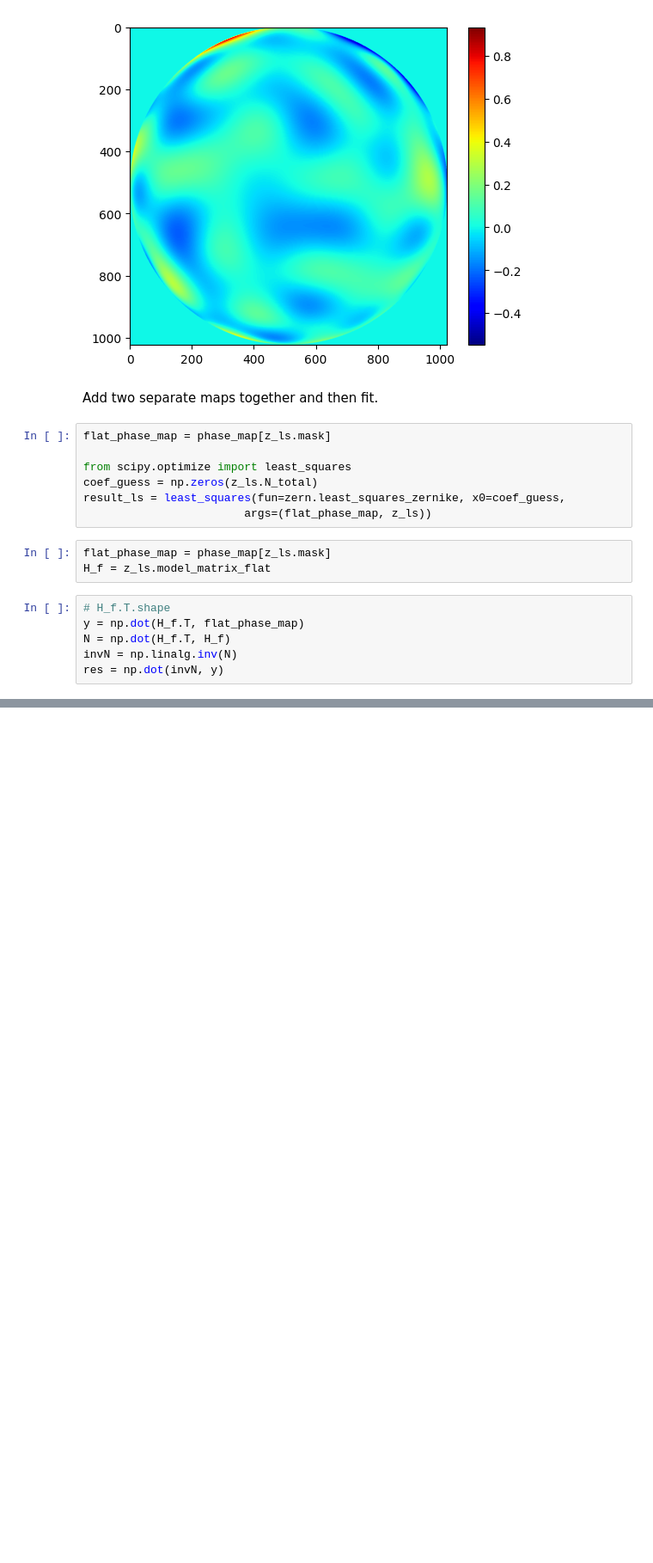
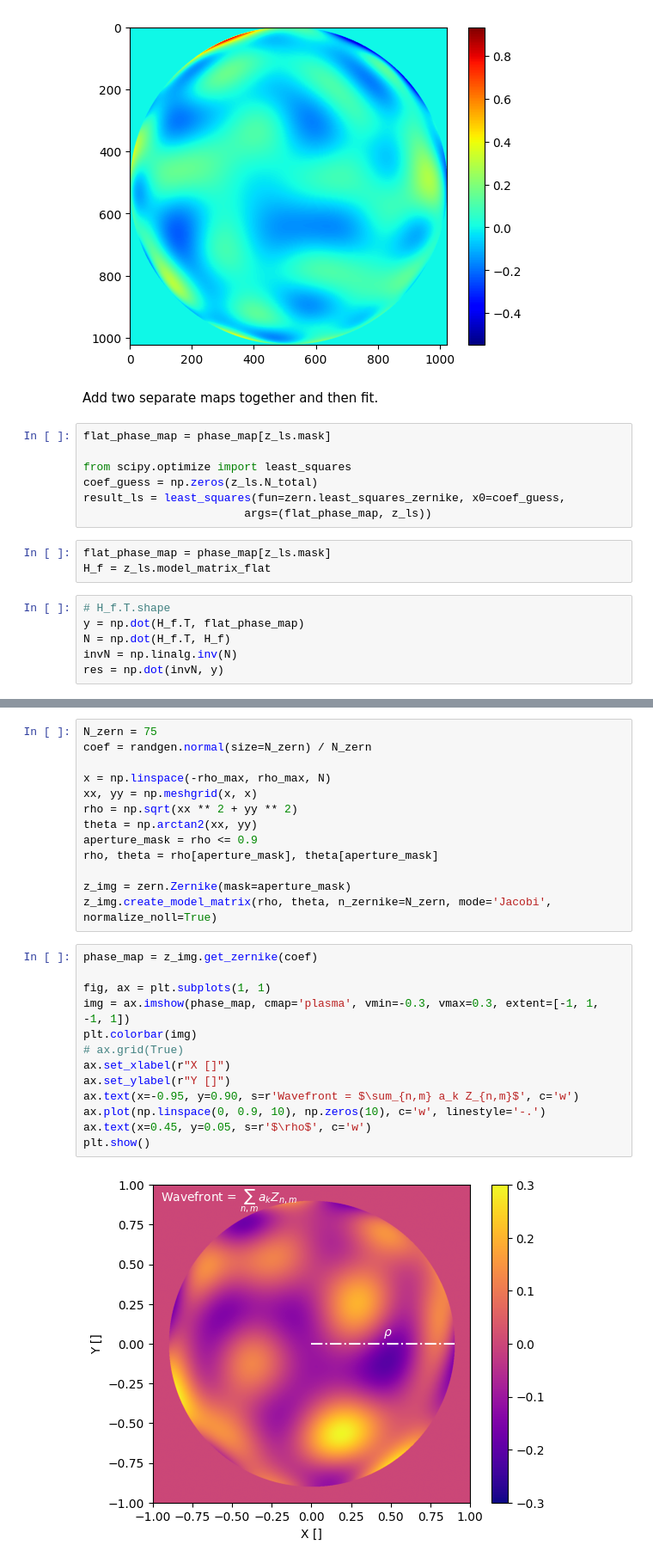
Before and after one commit to AlvaroMenduina/ZERN, a Jupyter notebook: examples/test.ipynb, the cells around one changed output, grey strips where cells are left out. Shown at 86% size. Cells and saved outputs as stored; diff of their text form; blank space fills up the shorter version.

```diff
--- a/examples/test.ipynb
+++ b/examples/test.ipynb
@@ -240,0 +202,28 @@ ax.scatter(range(coef.shape[0]), coef)
+# %%
+N_zern = 75
+coef = randgen.normal(size=N_zern) / N_zern
+
+x = np.linspace(-rho_max, rho_max, N)
+xx, yy = np.meshgrid(x, x)
+rho = np.sqrt(xx ** 2 + yy ** 2)
+theta = np.arctan2(xx, yy)
+aperture_mask = rho <= 0.9
+rho, theta = rho[aperture_mask], theta[aperture_mask]
+
+z_img = zern.Zernike(mask=aperture_mask)
+z_img.create_model_matrix(rho, theta, n_zernike=N_zern, mode='Jacobi', normalize_noll=True)
+# %%
+phase_map = z_img.get_zernike(coef)
+
+fig, ax = plt.subplots(1, 1)
+img = ax.imshow(phase_map, cmap='plasma', vmin=-0.3, vmax=0.3, extent=[-1, 1, -1, 1])
+plt.colorbar(img)
+# ax.grid(True)
+ax.set_xlabel(r"X []")
+ax.set_ylabel(r"Y []")
+ax.text(x=-0.95, y=0.90, s=r'Wavefront = $\sum_{n,m} a_k Z_{n,m}$', c='w')
+ax.plot(np.linspace(0, 0.9, 10), np.zeros(10), c='w', linestyle='-.')
+ax.text(x=0.45, y=0.05, s=r'$\rho$', c='w')
+plt.show()
+# %% [output]
+[figure, added]
```
Also changed, not shown: parts of 3 cells of this notebook.
